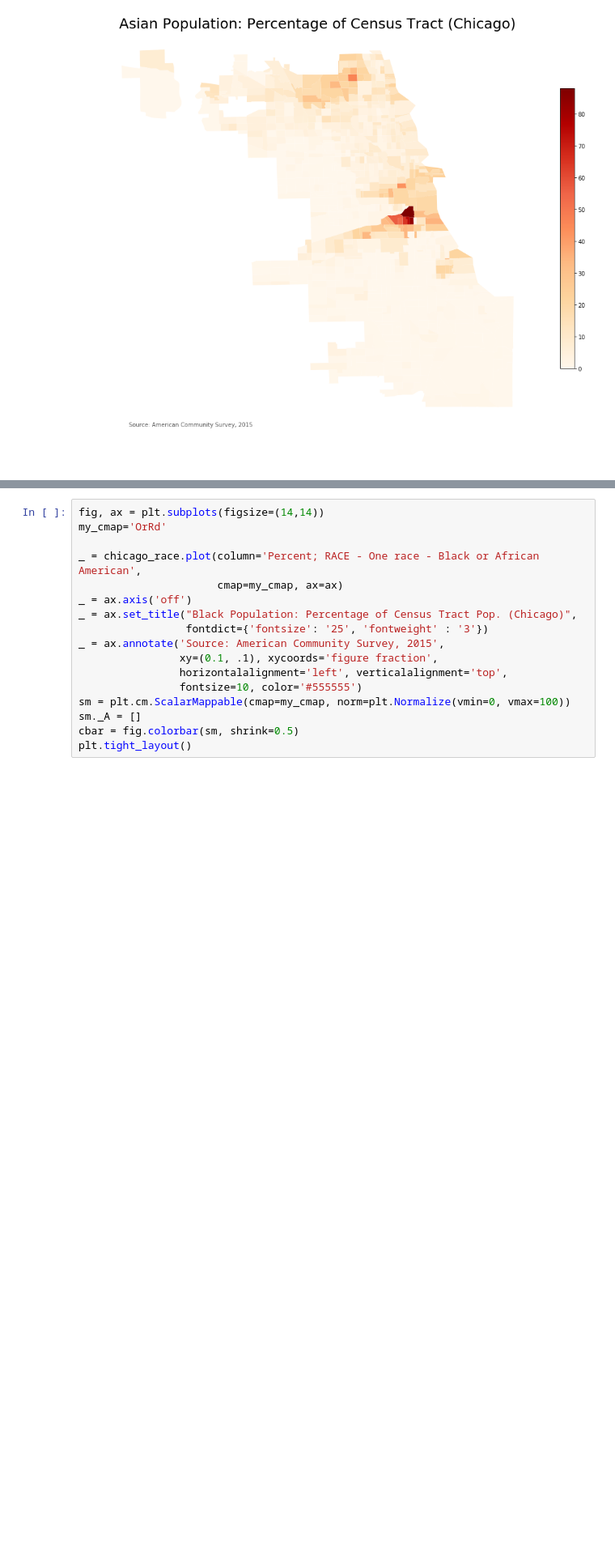
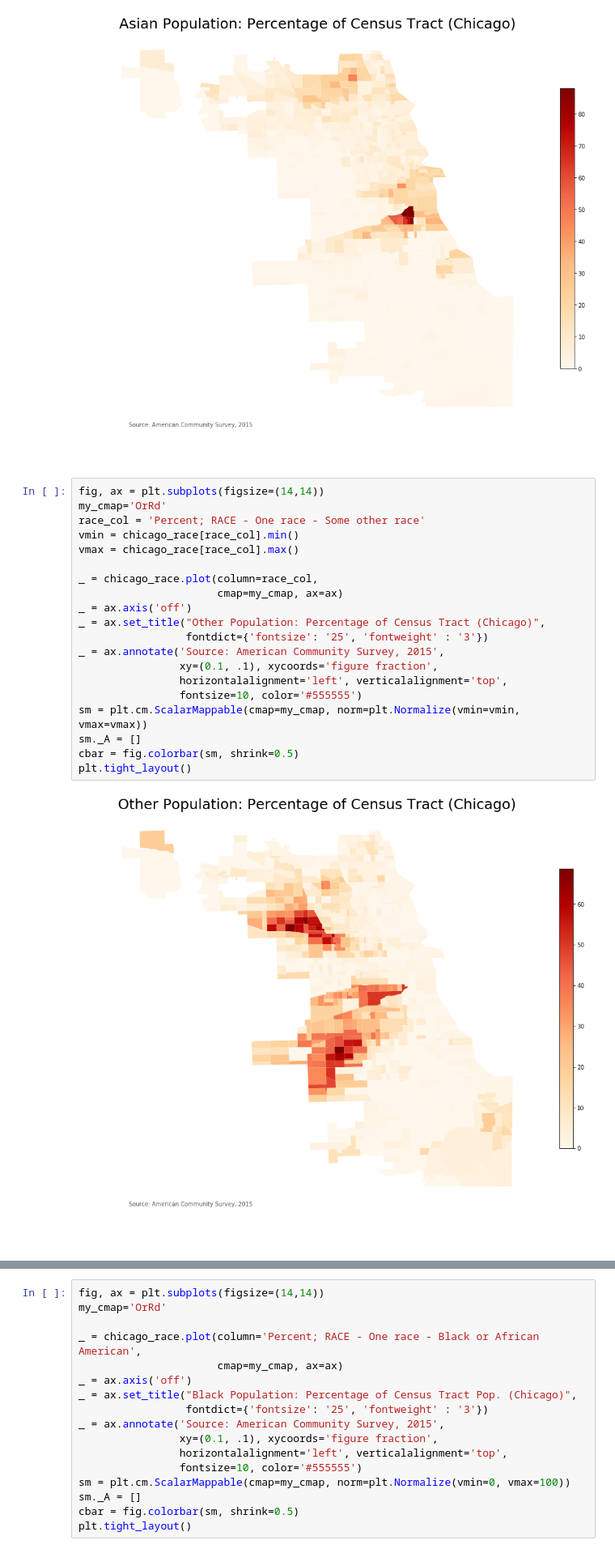
Before and after one commit to MattTriano/personal_site_public, a Jupyter notebook: Making_Choropleths_From_ACS_data.ipynb, the cells around one changed output, grey strips where cells are left out. Shown at 81% size. Saved outputs shown, nothing was run; the diff lists cells and outputs as text; blank space fills up the shorter version.

```diff
--- a/Making_Choropleths_From_ACS_data.ipynb
+++ b/Making_Choropleths_From_ACS_data.ipynb
@@ -250,3 +278,25 @@ cbar = fig.colorbar(sm, shrink=0.5)
 plt.tight_layout()
 # %% [output]
 [figure]
+# %%
+fig, ax = plt.subplots(figsize=(14,14))
+my_cmap='OrRd'
+race_col = 'Percent; RACE - One race - Some other race'
+vmin = chicago_race[race_col].min()
+vmax = chicago_race[race_col].max()
+
+_ = chicago_race.plot(column=race_col,
+                      cmap=my_cmap, ax=ax)
+_ = ax.axis('off')
+_ = ax.set_title("Other Population: Percentage of Census Tract (Chicago)",
+                 fontdict={'fontsize': '25', 'fontweight' : '3'})
+_ = ax.annotate('Source: American Community Survey, 2015',
+                xy=(0.1, .1), xycoords='figure fraction',
+                horizontalalignment='left', verticalalignment='top',
+                fontsize=10, color='#555555')
+sm = plt.cm.ScalarMappable(cmap=my_cmap, norm=plt.Normalize(vmin=vmin, vmax=vmax))
+sm._A = []
+cbar = fig.colorbar(sm, shrink=0.5)
+plt.tight_layout()
+# %% [output]
+[figure, added]
```
Also changed, not shown: parts of 17 cells of this notebook.
